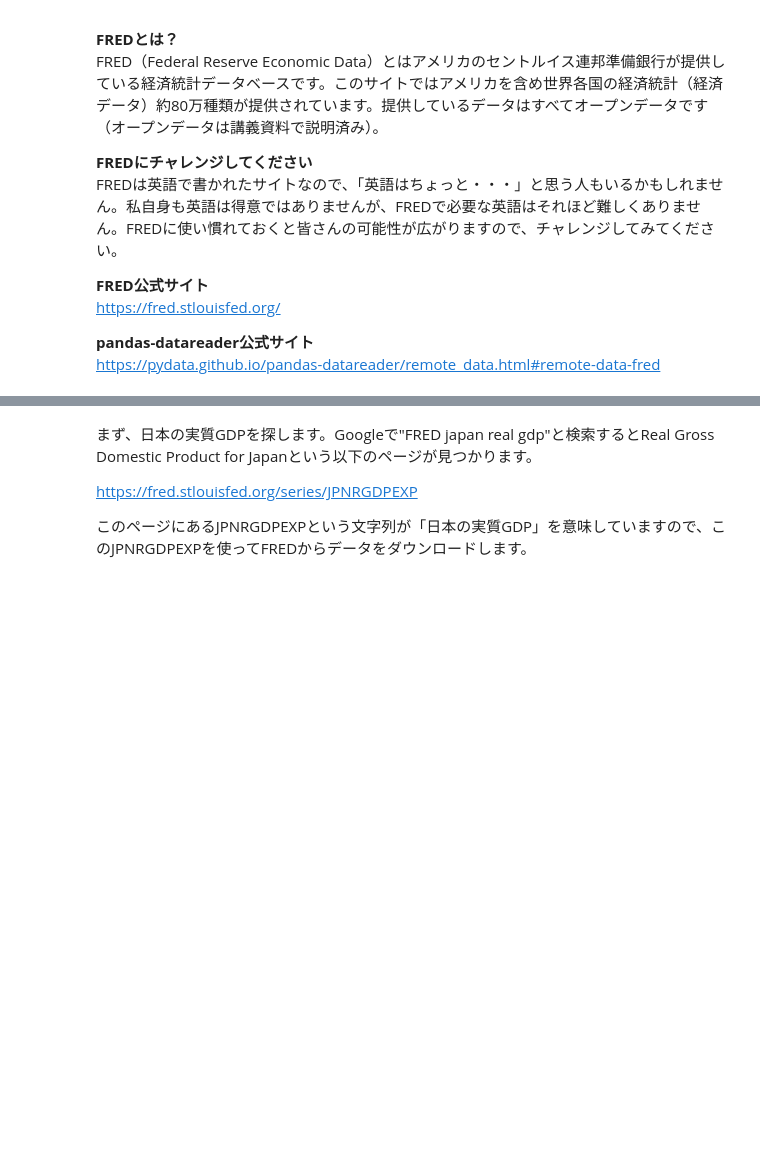
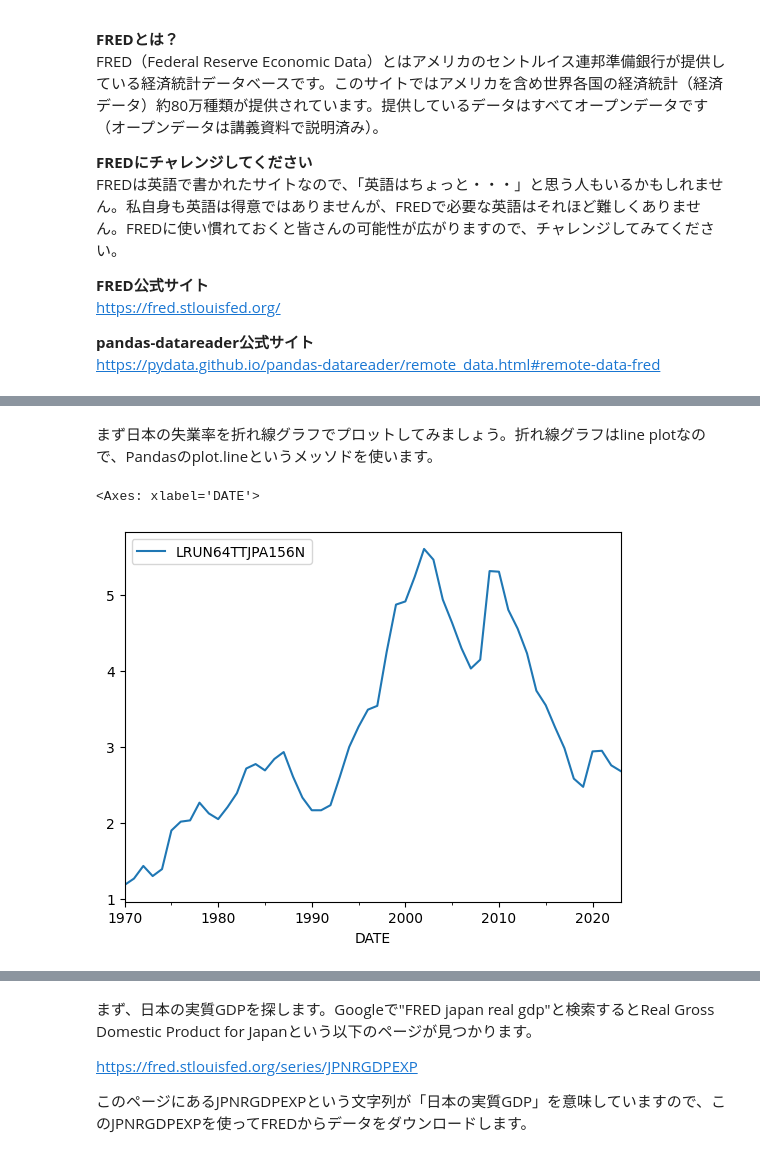
Before and after one commit to koiti-yano/colab, a Jupyter notebook: a_python/a_09_fred_gdp_phillips_python.ipynb, the cells around one changed output, grey strips where cells are left out. Cells and saved outputs as stored; diff of their text form; code cells hidden in the pictures; blank space fills up the shorter version.

```diff
--- a/a_python/a_09_fred_gdp_phillips_python.ipynb
+++ b/a_python/a_09_fred_gdp_phillips_python.ipynb
@@ -33,0 +57,7 @@ import pandas as pd
+# %% [markdown]
+まず日本の失業率を折れ線グラフでプロットしてみましょう。折れ線グラフはline plotなので、Pandasのplot.lineというメッソドを使います。
+# %%
+jp_phillips.plot.line(y='LRUN64TTJPA156N')
+# %% [output]
+<Axes: xlabel='DATE'>
+[figure, added]
```
Also changed, not shown: parts of 12 cells of this notebook.
